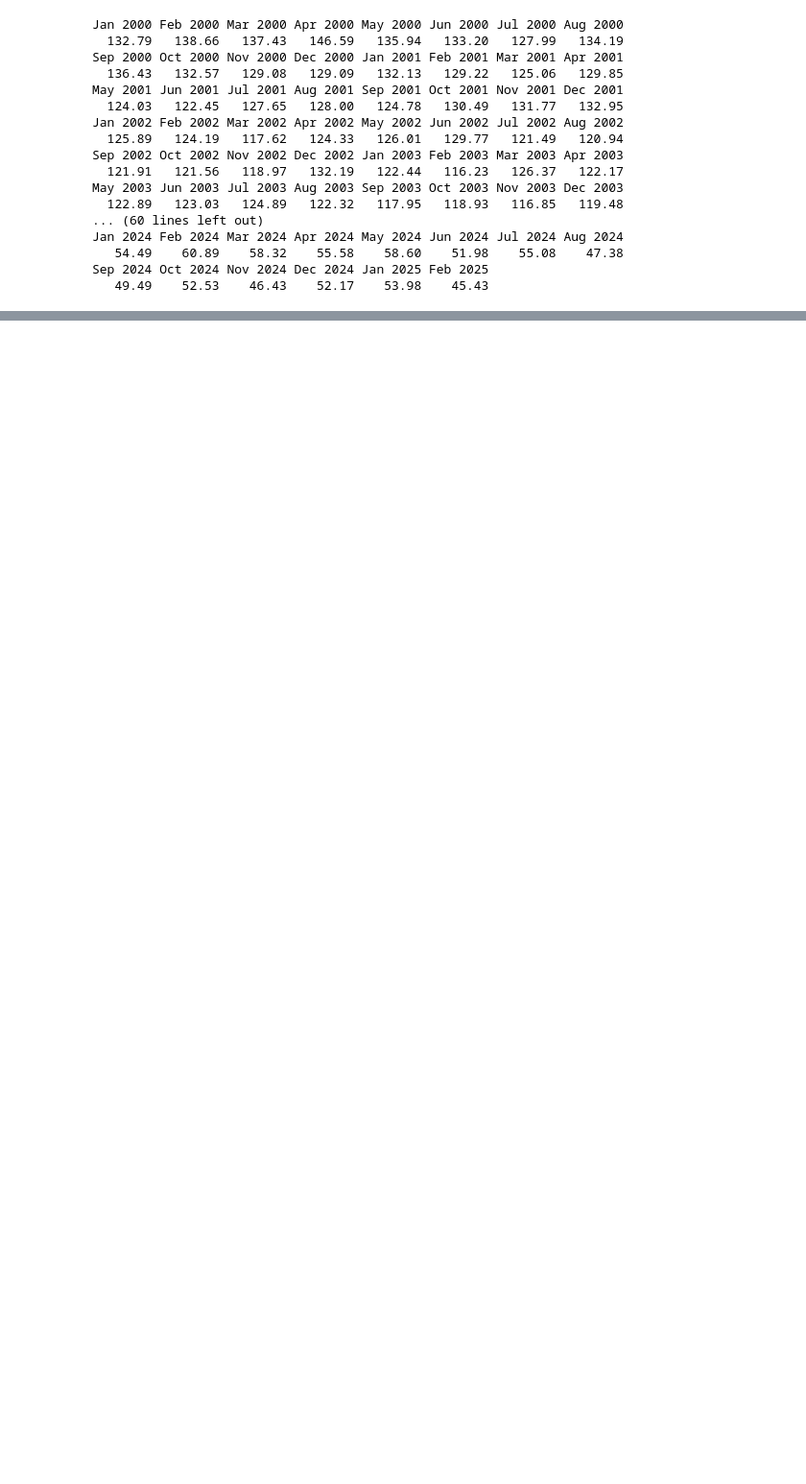
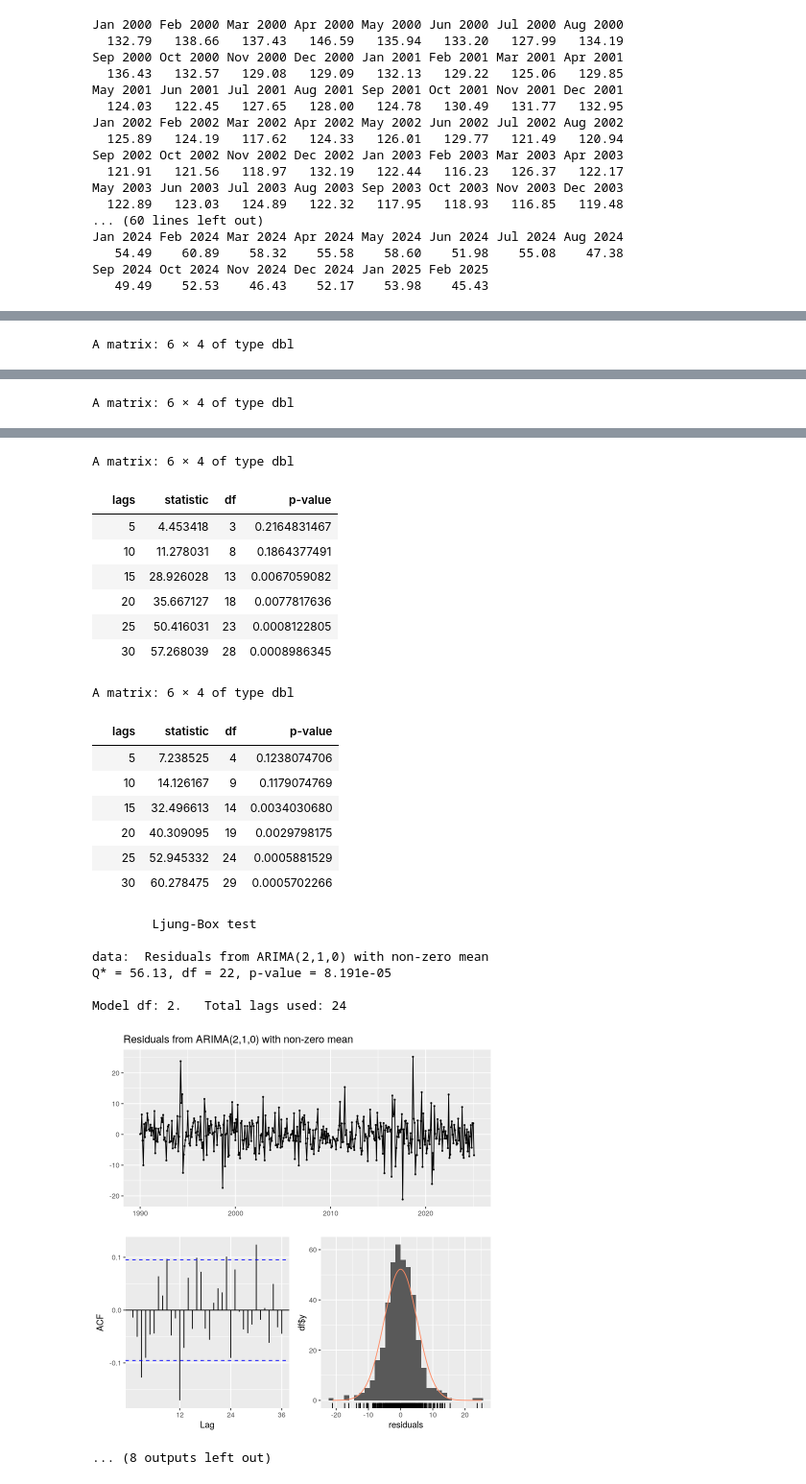
Before and after one commit to dianesaint/Series_temporelles, a Jupyter notebook: projet.ipynb, the cells around one changed output, grey strips where cells are left out. Shown at 96% size. Saved outputs shown, nothing was run; the diff lists cells and outputs as text; code cells hidden in the pictures; blank space fills up the shorter version.

```diff
--- a/projet.ipynb
+++ b/projet.ipynb
@@ -373,0 +551,18 @@ summary(best_arma)
+# %%
+# Les modèles 1, 3 et 5 ont tous leurs coefficients significatifs (sauf la constante): ce sont de bons candidats.
+
+# Test de Ljung-Box (non-autocorrélation des résidus)
+LjungBox(model1$fit)
+LjungBox(model2$fit)
+LjungBox(model3$fit)
+LjungBox(model4$fit)
+LjungBox(model5$fit)
+
+
+# Tests joints et visualisation des résidus
+checkresiduals(model1$fit)
+checkresiduals(model2$fit)
+checkresiduals(model3$fit)
+checkresiduals(model4$fit)
+checkresiduals(model5$fit)
+# %% [output]
@@ -373,0 +577 @@ summary(best_arma)
+A matrix: 6 × 4 of type dbl
@@ -373,0 +585 @@ summary(best_arma)
+A matrix: 6 × 4 of type dbl
@@ -373,0 +593,24 @@ summary(best_arma)
+A matrix: 6 × 4 of type dbl
+|  | lags | statistic | df | p-value |
+|  | 5 | 4.453418 | 3 | 0.2164831467 |
+|  | 10 | 11.278031 | 8 | 0.1864377491 |
+|  | 15 | 28.926028 | 13 | 0.0067059082 |
+|  | 20 | 35.667127 | 18 | 0.0077817636 |
+|  | 25 | 50.416031 | 23 | 0.0008122805 |
+|  | 30 | 57.268039 | 28 | 0.0008986345 |
+A matrix: 6 × 4 of type dbl
+|  | lags | statistic | df | p-value |
+|  | 5 | 7.238525 | 4 | 0.1238074706 |
+|  | 10 | 14.126167 | 9 | 0.1179074769 |
+|  | 15 | 32.496613 | 14 | 0.0034030680 |
+|  | 20 | 40.309095 | 19 | 0.0029798175 |
+|  | 25 | 52.945332 | 24 | 0.0005881529 |
+|  | 30 | 60.278475 | 29 | 0.0005702266 |
+        Ljung-Box test
+
+data:  Residuals from ARIMA(2,1,0) with non-zero mean
+Q* = 56.13, df = 22, p-value = 8.191e-05
+
+Model df: 2.   Total lags used: 24
+[figure, added]
+... (8 outputs left out)
```
Also changed, not shown: parts of 14 cells of this notebook.
